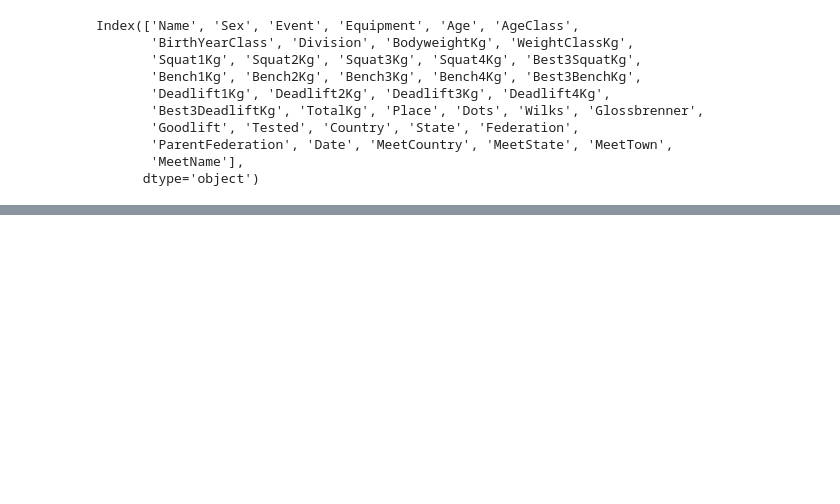
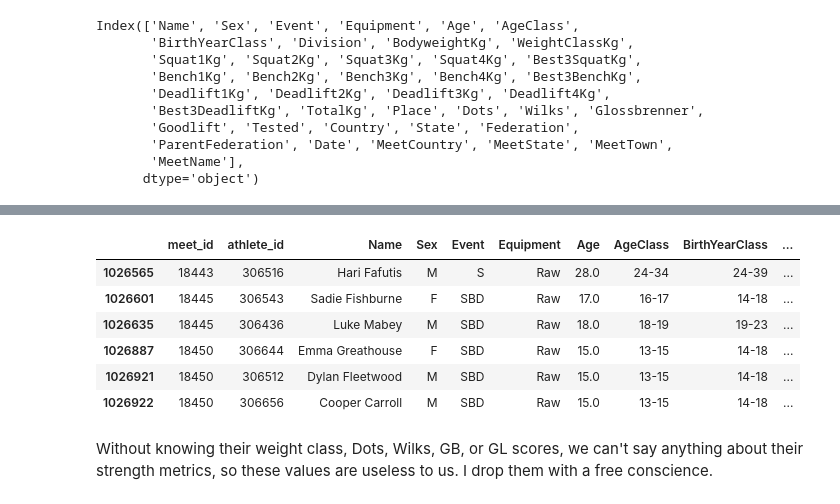
Before and after one commit to ericbohner/OpenPowerLifting-Analysis, a Jupyter notebook: data_cleaning.ipynb, the cells around one changed output, grey strips where cells are left out. Saved outputs shown, nothing was run; the diff lists cells and outputs as text; code cells hidden in the pictures; blank space fills up the shorter version.

```diff
--- a/data_cleaning.ipynb
+++ b/data_cleaning.ipynb
@@ -89,0 +161,8 @@ Index(['Name', 'Sex', 'Event', 'Equipment', 'Age', 'AgeClass',
+# %%
+# Create a unique meet_id based on address and meet name
+
+# get relevant columns for meet details
+meet_details = ['Date', 'MeetCountry', 'MeetState', 'MeetTown', 'MeetName']
+
+# set a unique id for each row where the meet_details are the same
+openpl.insert(loc=0, column='meet_id', value=openpl.set_index(meet_details).index.factorize()[0]+1)
@@ -89,0 +263,9 @@ Index(['Name', 'Sex', 'Event', 'Equipment', 'Age', 'AgeClass',
+# %%
+# dropping those 18,000 columns
+
+# check number or rows before deletion
+num_before = len(openpl)
+
+openpl.dropna(subset=['BodyweightKg', 'WeightClassKg'], how='all', inplace=True)
+
+print(f'Number of rows deleted: {num_before - len(openpl)}')
@@ -89,0 +302,25 @@ Index(['Name', 'Sex', 'Event', 'Equipment', 'Age', 'AgeClass',
+# %%
+# round up to nearest value in the weight class list
+def round_up(bw_value, wc_value, wc_list):
+    if pd.isna(bw_value):
+        # remove '+' from wc and cast as a float
+        try:
+            wc_value = float(wc_value.rstrip('+'))
+            closest_value = min(x for x in wc_list if x > wc_value)
+        except:
+            closest_value = 0
+    else:
+        # get the next highest value in the weight class list
+        closest_value = min(x for x in wc_list if x > bw_value)
+    return closest_value
+
+# replace the weight class (wc) according to athlete's body weight (bw)
+def get_wc_from_bw(row):
+    if row['ParentFederation'] == 'IPF' and row['Date'].year >= 2011:
+        weight_list = ipf_2011w if row['Sex'] == 'F' else ipf_2011m
+    else:
+        weight_list = non_ipfw if row['Sex'] == 'F' else non_ipfm
+    return round_up(row['BodyweightKg'], row['WeightClassKg'], weight_list)
+# %%
+# replace weight class values from the list
+openpl['WeightClassKg'] = openpl.apply(get_wc_from_bw, axis=1)
@@ -89,0 +348,13 @@ Index(['Name', 'Sex', 'Event', 'Equipment', 'Age', 'AgeClass',
+# %%
+# look at what we are dropping
+openpl.loc[openpl['WeightClassKg'] == 0]
+# %% [output]
+|  | meet_id | athlete_id | Name | Sex | Event | Equipment | Age | AgeClass | BirthYearClass | ... |
+| 1026565 | 18443 | 306516 | Hari Fafutis | M | S | Raw | 28.0 | 24-34 | 24-39 | ... |
+| 1026601 | 18445 | 306543 | Sadie Fishburne | F | SBD | Raw | 17.0 | 16-17 | 14-18 | ... |
+| 1026635 | 18445 | 306436 | Luke Mabey | M | SBD | Raw | 18.0 | 18-19 | 19-23 | ... |
+| 1026887 | 18450 | 306644 | Emma Greathouse | F | SBD | Raw | 15.0 | 13-15 | 14-18 | ... |
+| 1026921 | 18450 | 306512 | Dylan Fleetwood | M | SBD | Raw | 15.0 | 13-15 | 14-18 | ... |
+| 1026922 | 18450 | 306656 | Cooper Carroll | M | SBD | Raw | 15.0 | 13-15 | 14-18 | ... |
+# %% [markdown]
+Without knowing their weight class, Dots, Wilks, GB, or GL scores, we can't say anything about their strength metrics, so these values are useless to us.  I drop them with a free conscience.
```
Also changed, not shown: parts of 45 cells of this notebook.
